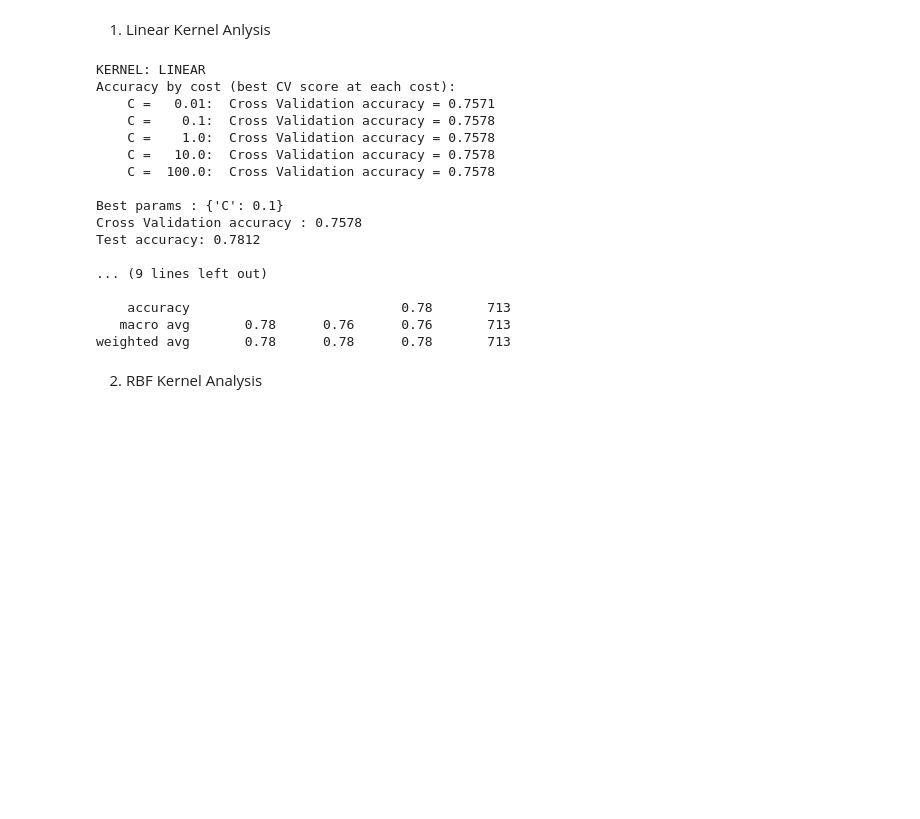
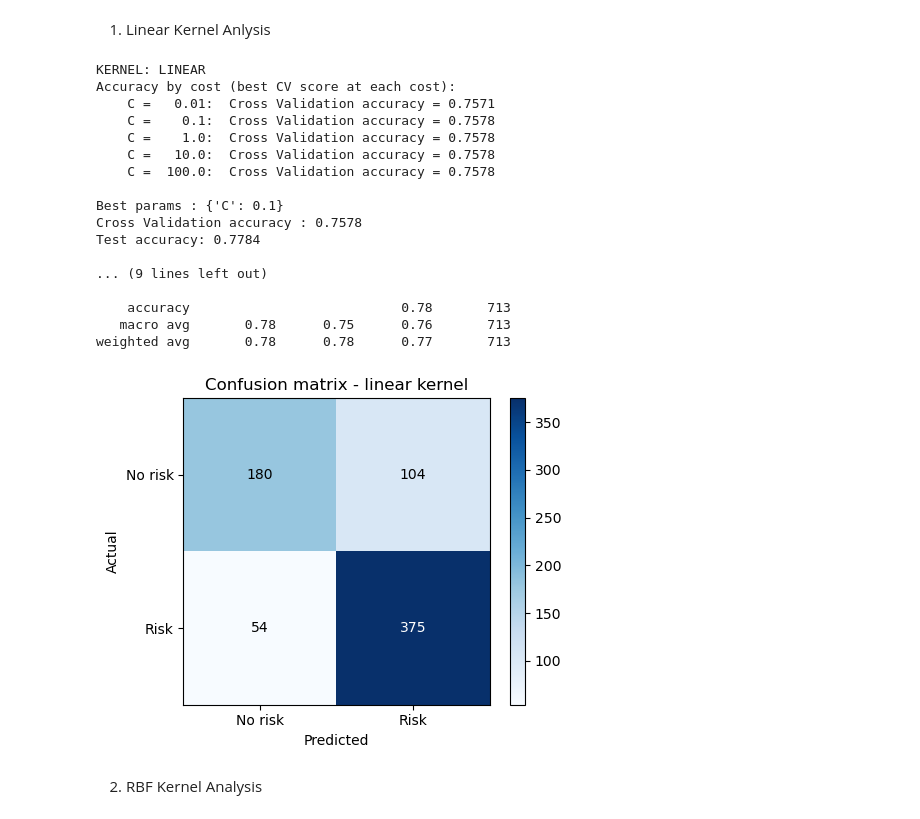
Before and after one commit to zuchm/Machine-Learning, a Jupyter notebook: src/4.5_svm.ipynb, the cells around one changed output. Cells and saved outputs as stored; diff of their text form; code cells hidden in the pictures; blank space fills up the shorter version.

```diff
--- a/src/4.5_svm.ipynb
+++ b/src/4.5_svm.ipynb
@@ -103,8 +103,8 @@ X_train_cat = encoder.fit_transform(X_train[categorical])
 X_train = np.hstack([X_train_num, X_train_cat])
 
 # fit on test data
-X_test_num = scaler.fit_transform(X_test[numeric])
-X_test_cat = encoder.fit_transform(X_test[categorical])
+X_test_num = scaler.transform(X_test[numeric])
+X_test_cat = encoder.transform(X_test[categorical])
 X_test = np.hstack([X_test_num, X_test_cat])
 
 # examine shape:
@@ -150,8 +150,8 @@ cost_curves = {}    # filled in by each kernel cell (for plotting)
 
 # function to print cost sweep, best params, confusion matrix, accuracy; store results for each kernel
 def evaluate(name, search):
-    results = pd.DataFrame(search.cv_results_)
-    curve = results.groupby("param_C")["mean_test_score"].max()
+    res = pd.DataFrame(search.cv_results_)
+    curve = res.groupby("param_C")["mean_test_score"].max()
     cost_curves[name] = curve
 
     best = search.best_estimator_
@@ -159,7 +159,7 @@ def evaluate(name, search):
     conf_matrix = confusion_matrix(y_test, y_pred)
     accuracy = accuracy_score(y_test, y_pred)
     results[name] = {"cv_accuracy": search.best_score_, "test_accuracy": accuracy,
-                     "confusion_matrix": confusion_matrix, "best_params": search.best_params_}
+                     "confusion_matrix": conf_matrix, "best_params": search.best_params_}
 
     print(f"KERNEL: {name.upper()}")
     print("Accuracy by cost (best CV score at each cost):")
@@ -174,32 +174,49 @@ def evaluate(name, search):
     print(f"    Actual:Risk   {conf_matrix[1,0]:>7}   {conf_matrix[1,1]:>8}")
     print("\n" + classification_report(y_test, y_pred,
                                        target_names=["No risk", "Risk"]))
+
+def print_cm(kernel):
+    cm = results[kernel]["confusion_matrix"]
+    fig2, ax2 = plt.subplots(figsize=(5, 4))
+    im = ax2.imshow(cm, cmap="Blues")
+    ax2.set_xticks([0, 1]); ax2.set_xticklabels(["No risk", "Risk"])
+    ax2.set_yticks([0, 1]); ax2.set_yticklabels(["No risk", "Risk"])
+    ax2.set_xlabel("Predicted"); ax2.set_ylabel("Actual")
+    ax2.set_title(f"Confusion matrix - {kernel} kernel")
+    for i in range(2):
+        for j in range(2):
+            ax2.text(j, i, cm[i, j], ha="center", va="center",
+                    color="white" if cm[i, j] > cm.max() / 2 else "black")
+    fig2.colorbar(im); fig2.tight_layout()
+    fig2.savefig(f"{output_dir}/confusion_matrix_{kernel}.png", dpi=150)
 # %% [markdown]
 1. Linear Kernel Anlysis
 # %%
 svc_linear = SVC(kernel="linear", random_state=seed)
 grid_linear = GridSearchCV(svc_linear, {"C": cost_grid},
                            cv=cross_validation, scoring="accuracy", n_jobs=-1)
 grid_linear.fit(X_train, y_train)
 evaluate("linear", grid_linear)
+print_cm("linear")
 # %% [output]
 KERNEL: LINEAR
 Accuracy by cost (best CV score at each cost):
     C =   0.01:  Cross Validation accuracy = 0.7571
     C =    0.1:  Cross Validation accuracy = 0.7578
     C =    1.0:  Cross Validation accuracy = 0.7578
     C =   10.0:  Cross Validation accuracy = 0.7578
     C =  100.0:  Cross Validation accuracy = 0.7578
 
 Best params : {'C': 0.1}
 Cross Validation accuracy : 0.7578
-Test accuracy: 0.7812
+Test accuracy: 0.7784
 
 ... (9 lines left out)
 
     accuracy                           0.78       713
-   macro avg       0.78      0.76      0.76       713
-weighted avg       0.78      0.78      0.78       713
+   macro avg       0.78      0.75      0.76       713
+weighted avg       0.78      0.78      0.77       713
+[figure, added]
 # %% [markdown]
 2. RBF Kernel Analysis
 # %%
```
Also changed, not shown: parts of 8 cells of this notebook.
